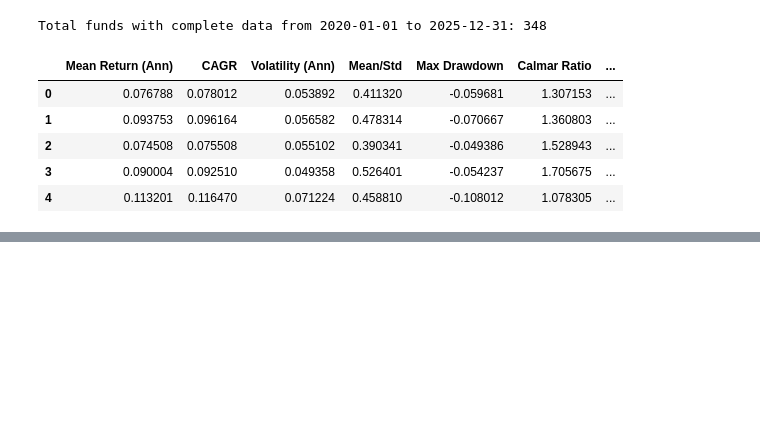
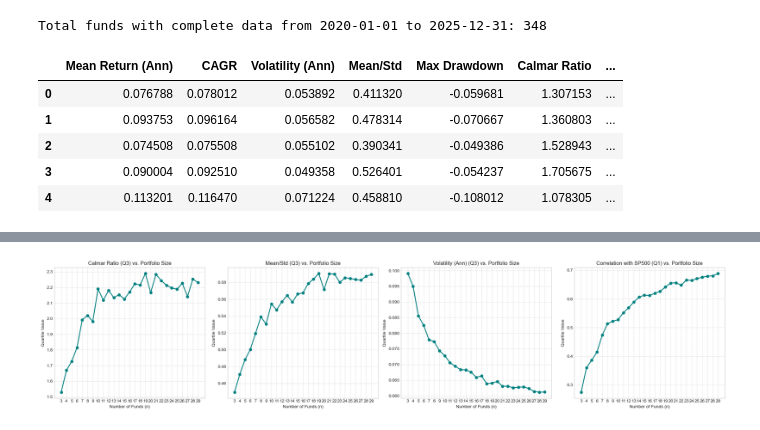
Before and after one commit to arthurdhonneur7/athenee_hf_portfolio, a Jupyter notebook: portfolio_bootstrap.ipynb, the cells around one changed output, grey strips where cells are left out. Drawn from its saved outputs; the diff is of its cells as text; code cells hidden in the pictures; blank space fills up the shorter version.

Commit message:
adding the analysis with n on x axis 3rd quartile

```diff
--- a/portfolio_bootstrap.ipynb
+++ b/portfolio_bootstrap.ipynb
@@ -143,0 +192,25 @@ plt.show()
+# %%
+# Plot the scaling results
+fig, axes = plt.subplots(1, 4, figsize=(22, 5))
+
+metrics_q_to_plot = [
+    'Calmar Ratio (Q3)',
+    'Mean/Std (Q3)',
+    'Volatility (Ann) (Q3)',
+    'Correlation with SP500 (Q1)'
+]
+
+for i, metric in enumerate(metrics_q_to_plot):
+    ax = axes[i]
+    ax.plot(q_results_df.index, q_results_df[metric], marker='o', linestyle='-', color='teal', linewidth=2)
+
+    ax.set_title(f'{metric} vs. Portfolio Size')
+    ax.set_xlabel('Number of Funds (n)')
+    ax.set_ylabel('Quartile Value')
+    ax.set_xticks(list(n_values))
+    ax.grid(True, linestyle='--', alpha=0.7)
+
+plt.tight_layout()
+plt.show()
+# %% [output]
+[figure, added]
```
Also changed, not shown: parts of 6 cells of this notebook, 1 other file.
